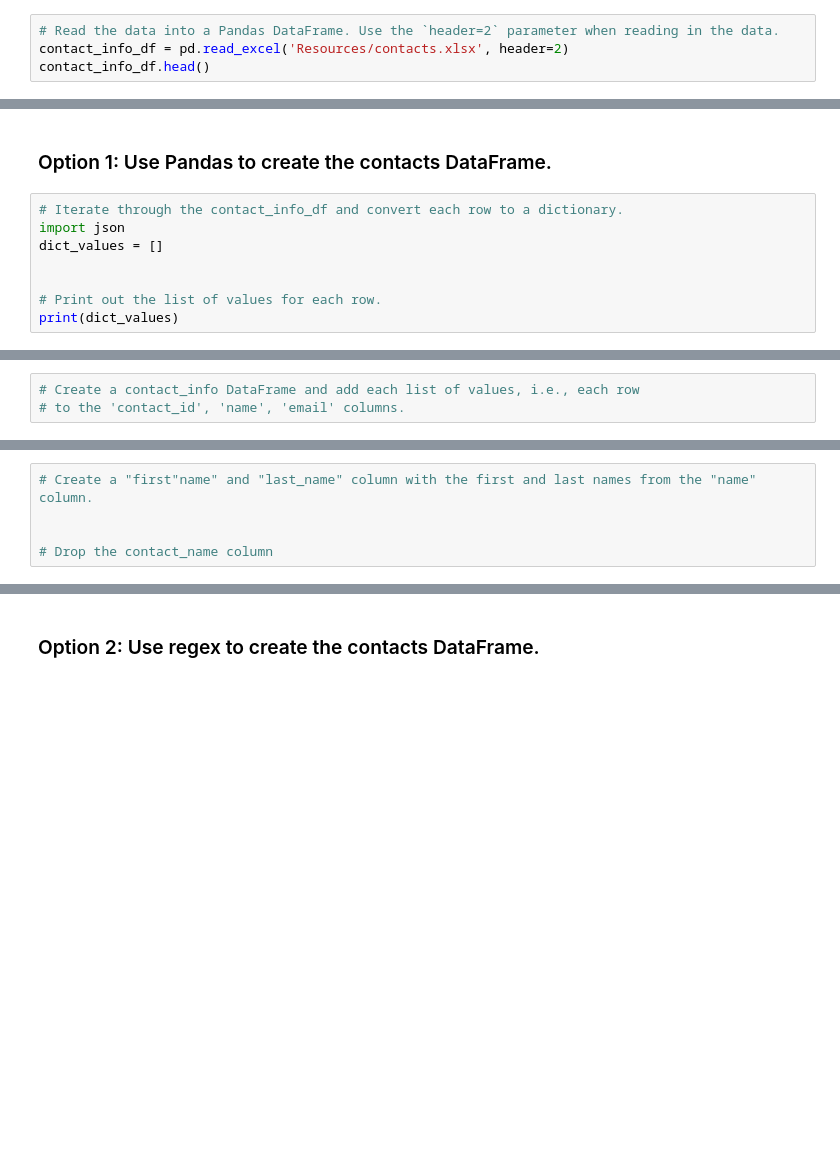
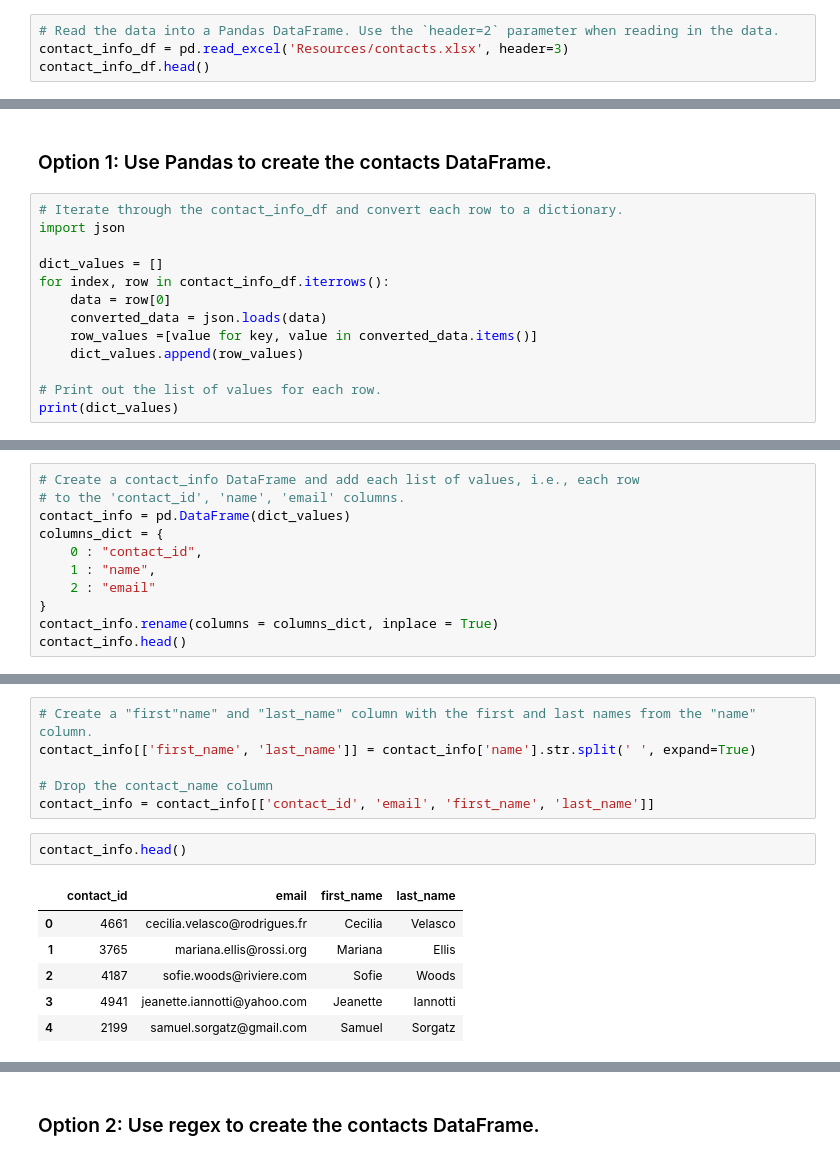
Before and after one commit to fmorenog/Crowdfunding_ETL, a Jupyter notebook: ETL_Mini_Project_FMoreno_EAlvarez.ipynb, the cells around one changed output, grey strips where cells are left out. Saved outputs shown, nothing was run; the diff lists cells and outputs as text; blank space fills up the shorter version.

```diff
--- a/ETL_Mini_Project_FMoreno_EAlvarez.ipynb
+++ b/ETL_Mini_Project_FMoreno_EAlvarez.ipynb
@@ -322,6 +317,6 @@ campaign_cleaned.to_csv("Resources/campaign.csv", index=False)
 ### Extract the contacts.xlsx Data.
 # %%
 # Read the data into a Pandas DataFrame. Use the `header=2` parameter when reading in the data.
-contact_info_df = pd.read_excel('Resources/contacts.xlsx', header=2)
+contact_info_df = pd.read_excel('Resources/contacts.xlsx', header=3)
 contact_info_df.head()
 # %% [output]
@@ -346,8 +341,13 @@ Then export the DataFrame as a `contacts.csv` CSV file.
 # %%
 # Iterate through the contact_info_df and convert each row to a dictionary.
 import json
+
 dict_values = []
-
+for index, row in contact_info_df.iterrows():
+    data = row[0]
+    converted_data = json.loads(data)
+    row_values =[value for key, value in converted_data.items()]
+    dict_values.append(row_values)
 
 # Print out the list of values for each row.
 print(dict_values)
@@ -356,3 +356,11 @@ print(dict_values)
 # %%
 # Create a contact_info DataFrame and add each list of values, i.e., each row
 # to the 'contact_id', 'name', 'email' columns.
+contact_info = pd.DataFrame(dict_values)
+columns_dict = {
+    0 : "contact_id",
+    1 : "name",
+    2 : "email"
+}
+contact_info.rename(columns = columns_dict, inplace = True)
+contact_info.head()
@@ -361,7 +388,17 @@ print(dict_values)
 # %%
 # Create a "first"name" and "last_name" column with the first and last names from the "name" column.
-
+contact_info[['first_name', 'last_name']] = contact_info['name'].str.split(' ', expand=True)
 
 # Drop the contact_name column
+contact_info = contact_info[['contact_id', 'email', 'first_name', 'last_name']]
+# %%
+contact_info.head()
+# %% [output]
+|  | contact_id | email | first_name | last_name |
+| 0 | 4661 | cecilia.velasco@rodrigues.fr | Cecilia | Velasco |
+| 1 | 3765 | mariana.ellis@rossi.org | Mariana | Ellis |
+| 2 | 4187 | sofie.woods@riviere.com | Sofie | Woods |
+| 3 | 4941 | jeanette.iannotti@yahoo.com | Jeanette | Iannotti |
+| 4 | 2199 | samuel.sorgatz@gmail.com | Samuel | Sorgatz |
 # %%
 # Reorder the columns
```
Also changed, not shown: parts of 26 cells of this notebook, 8 other files.
